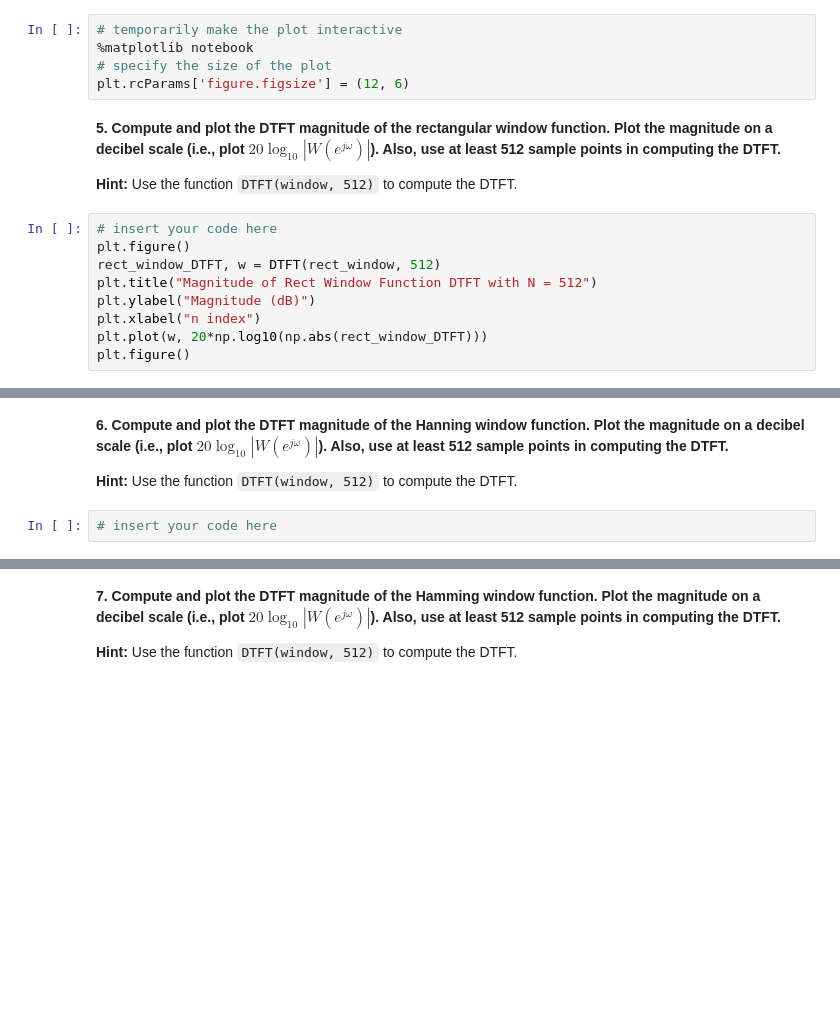
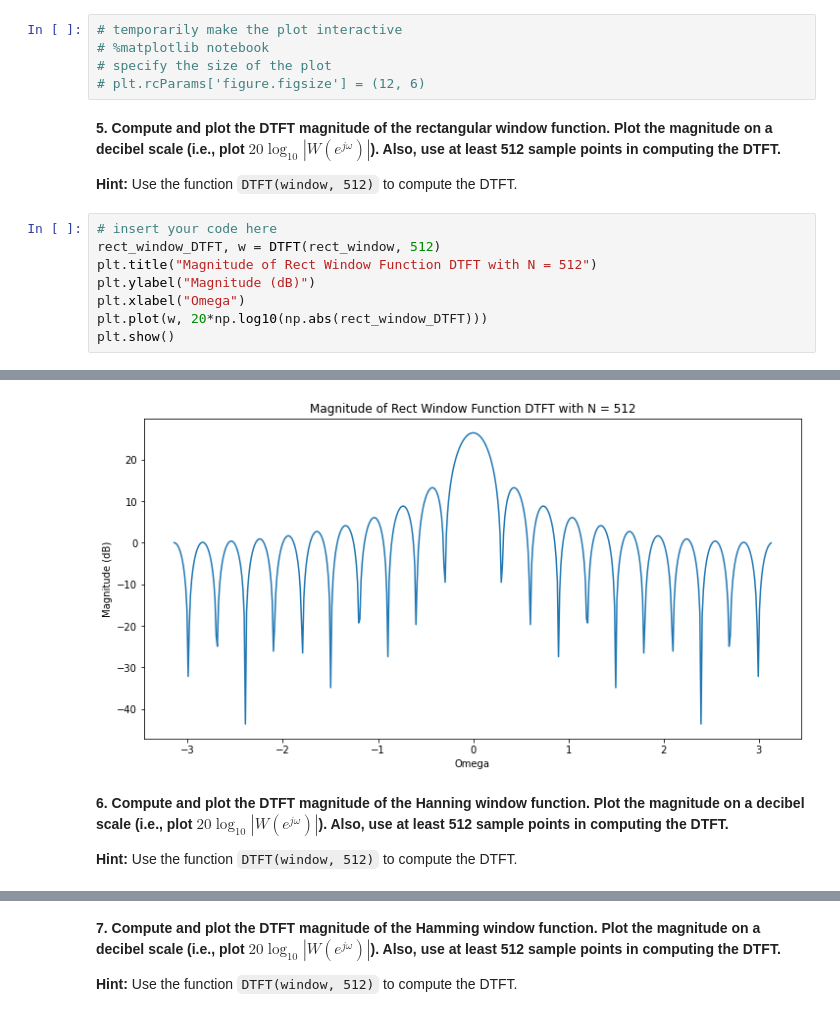
Before and after one commit to cdavin2/dsp_lab05b, a Jupyter notebook: lab05b_final_report.ipynb, the cells around one changed output, grey strips where cells are left out. Saved outputs shown, nothing was run; the diff lists cells and outputs as text; blank space fills up the shorter version.

````diff
--- a/lab05b_final_report.ipynb
+++ b/lab05b_final_report.ipynb
@@ -116,20 +113,19 @@ plt.figure()
 In Q9, we are going to make some measurements in the plots to be generated in Q5, Q6, Q7, Q8, so we temporarily make the plots interactive by running the following cell block. **Plot just one figure in each cell block and make sure you add the command `plt.figure()` before calling `plt.plot()`.**
 # %%
 # temporarily make the plot interactive
-%matplotlib notebook
+# %matplotlib notebook
 # specify the size of the plot
-plt.rcParams['figure.figsize'] = (12, 6)
+# plt.rcParams['figure.figsize'] = (12, 6)
 # %% [markdown]
 **5. Compute and plot the DTFT magnitude of the rectangular window function. Plot the magnitude on a decibel scale (i.e., plot $20\log_{10}|W(e^{j\omega})|$). Also, use at least 512 sample points in computing the DTFT.**
 
 **Hint:** Use the function ```DTFT(window, 512)``` to compute the DTFT.
 # %%
 # insert your code here
-plt.figure()
 rect_window_DTFT, w = DTFT(rect_window, 512)
 plt.title("Magnitude of Rect Window Function DTFT with N = 512")
 plt.ylabel("Magnitude (dB)")
-plt.xlabel("n index")
+plt.xlabel("Omega")
 plt.plot(w, 20*np.log10(np.abs(rect_window_DTFT)))
-plt.figure()
+plt.show()
 # %% [output]
@@ -146,6 +132,5 @@ plt.figure()
+[figure, added]
 # %% [markdown]
 **6. Compute and plot the DTFT magnitude of the Hanning window function. Plot the magnitude on a decibel scale (i.e., plot $20\log_{10}|W(e^{j\omega})|$). Also, use at least 512 sample points in computing the DTFT.**
 
 **Hint:** Use the function ```DTFT(window, 512)``` to compute the DTFT.
-# %%
-# insert your code here
````
Also changed, not shown: parts of 30 cells of this notebook.
